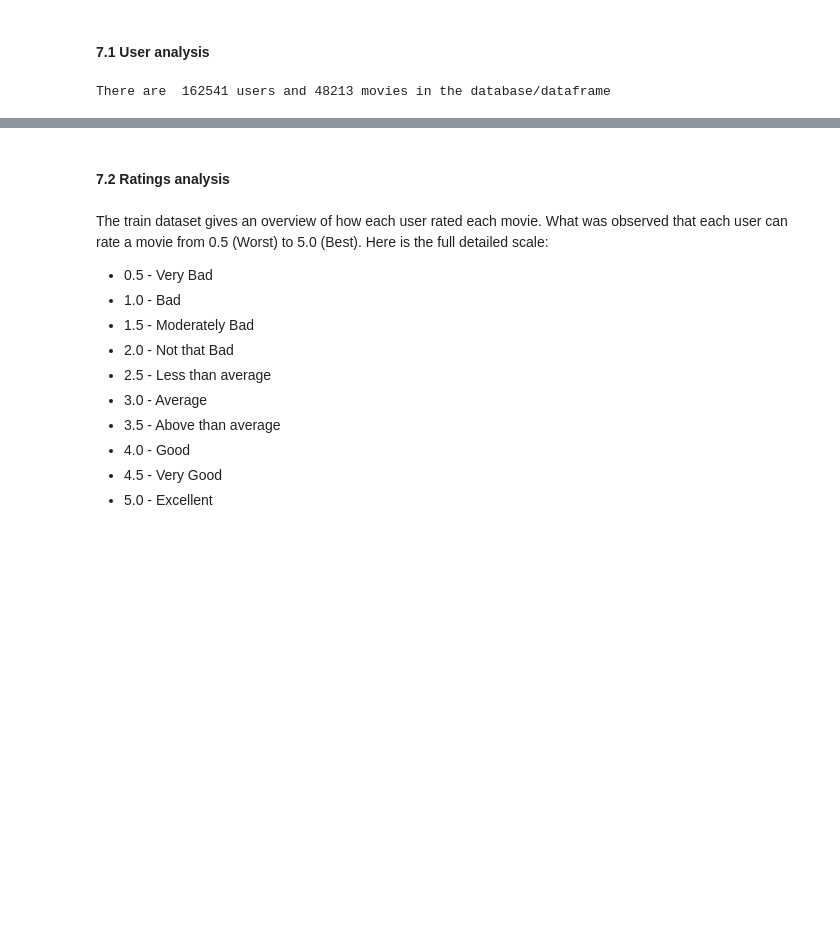
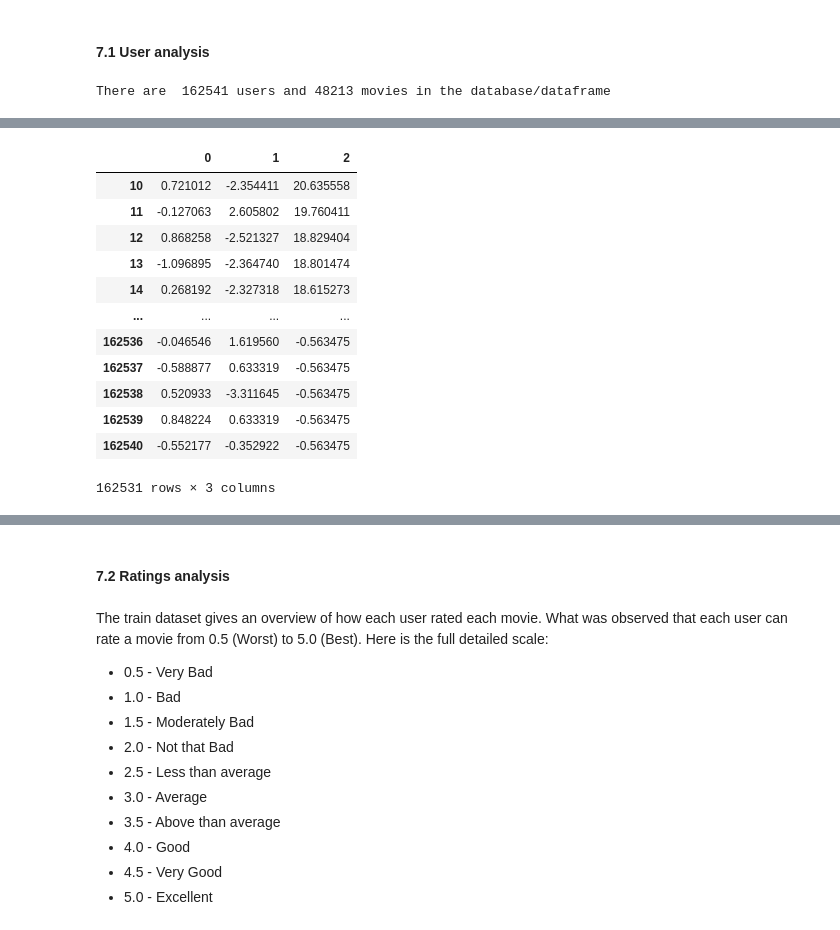
Before and after one commit to Explore-AI/unsupervised-predict-streamlit-template, a Jupyter notebook: Notebook2.ipynb, the cells around one changed output, grey strips where cells are left out. Saved outputs shown, nothing was run; the diff lists cells and outputs as text; code cells hidden in the pictures; blank space fills up the shorter version.

```diff
--- a/Notebook2.ipynb
+++ b/Notebook2.ipynb
@@ -287,0 +318,16 @@ train1_2
+# %%
+dataset[10:]
+# %% [output]
+|  | 0 | 1 | 2 |
+| 10 | 0.721012 | -2.354411 | 20.635558 |
+| 11 | -0.127063 | 2.605802 | 19.760411 |
+| 12 | 0.868258 | -2.521327 | 18.829404 |
+| 13 | -1.096895 | -2.364740 | 18.801474 |
+| 14 | 0.268192 | -2.327318 | 18.615273 |
+| ... | ... | ... | ... |
+| 162536 | -0.046546 | 1.619560 | -0.563475 |
+| 162537 | -0.588877 | 0.633319 | -0.563475 |
+| 162538 | 0.520933 | -3.311645 | -0.563475 |
+| 162539 | 0.848224 | 0.633319 | -0.563475 |
+| 162540 | -0.552177 | -0.352922 | -0.563475 |
+162531 rows × 3 columns
```
Also changed, not shown: parts of 9 cells of this notebook.
